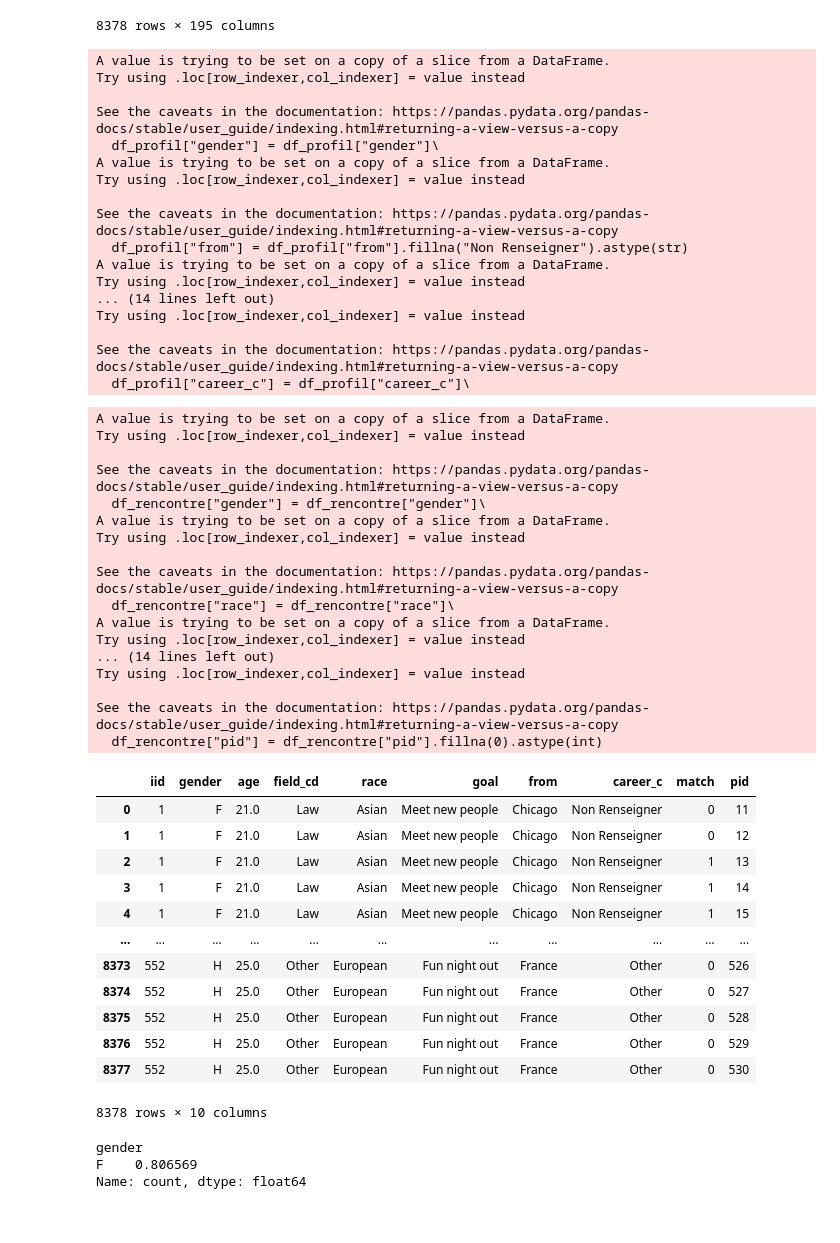
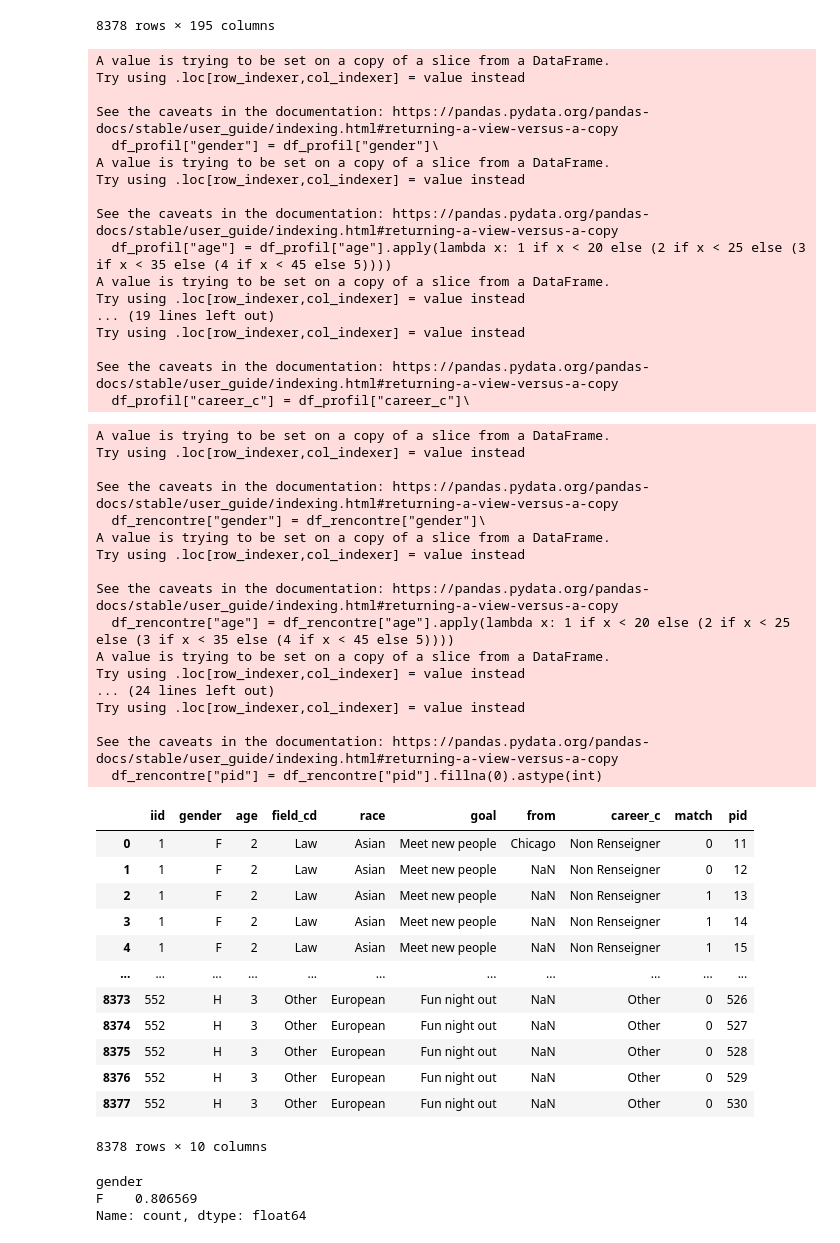
Before and after one commit to soulSw0rd/AuraLink, a Jupyter notebook: dataTreatment.ipynb, the cells around one changed output. Drawn from its saved outputs; the diff is of its cells as text; code cells hidden in the pictures.

Commit message:
Profil generation

```diff
--- a/dataTreatment.ipynb
+++ b/dataTreatment.ipynb
@@ -24,6 +24,7 @@ df_profil = df[colonne_profil]
 df_profil["gender"] = df_profil["gender"]\
     .replace(0, "F")\
     .replace(1,"H").fillna("Non Renseigner").astype(str)
+df_profil["age"] = df_profil["age"].apply(lambda x: 1 if x < 20 else (2 if x < 25 else (3 if x < 35 else (4 if x < 45 else 5))))
 df_profil["from"] = df_profil["from"].fillna("Non Renseigner").astype(str)
 df_profil["race"] = df_profil["race"]\
     .replace(1, "Black")\
@@ -87,10 +88,10 @@ A value is trying to be set on a copy of a slice from a DataFrame.
 Try using .loc[row_indexer,col_indexer] = value instead
 
 See the caveats in the documentation: https://pandas.pydata.org/pandas-docs/stable/user_guide/indexing.html#returning-a-view-versus-a-copy
-  df_profil["from"] = df_profil["from"].fillna("Non Renseigner").astype(str)
+  df_profil["age"] = df_profil["age"].apply(lambda x: 1 if x < 20 else (2 if x < 25 else (3 if x < 35 else (4 if x < 45 else 5))))
 A value is trying to be set on a copy of a slice from a DataFrame.
 Try using .loc[row_indexer,col_indexer] = value instead
-... (14 lines left out)
+... (19 lines left out)
 Try using .loc[row_indexer,col_indexer] = value instead
 
 See the caveats in the documentation: https://pandas.pydata.org/pandas-docs/stable/user_guide/indexing.html#returning-a-view-versus-a-copy
@@ -102,7 +103,8 @@ df_rencontre = df[colonne_rencontre]
 df_rencontre["gender"] = df_rencontre["gender"]\
     .replace(0, "F")\
     .replace(1,"H").fillna("Non Renseigner").astype(str)
-df_profil["from"] = df_profil["from"].fillna("Non Renseigner").astype(str)
+df_rencontre["age"] = df_rencontre["age"].apply(lambda x: 1 if x < 20 else (2 if x < 25 else (3 if x < 35 else (4 if x < 45 else 5))))
+df_rencontre["from"] = df_profil["from"].fillna("Non Renseigner").astype(str)
 df_rencontre["race"] = df_rencontre["race"]\
     .replace(1, "Black")\
     .replace(2,"European")\
@@ -148,46 +150,46 @@ df_rencontre["career_c"] = df_rencontre["career_c"]\
     .replace(9,"Humanitarian Affairs")\
     .replace(10,"Undecided")\
     .replace(11,"Social Work")\
     .replace(12,"Speech Pathology")\
     .replace(13,"Politics")\
     .replace(14,"Pro sports/Athletics")\
     .replace(15,"Other")\
     .replace(16,"Journalism")\
     .replace(17,"Architecture").fillna("Non Renseigner").astype(str)
 
 df_rencontre["pid"] = df_rencontre["pid"].fillna(0).astype(int)
 
 df_rencontre
 # %% [output]
 A value is trying to be set on a copy of a slice from a DataFrame.
 Try using .loc[row_indexer,col_indexer] = value instead
 
 See the caveats in the documentation: https://pandas.pydata.org/pandas-docs/stable/user_guide/indexing.html#returning-a-view-versus-a-copy
   df_rencontre["gender"] = df_rencontre["gender"]\
 A value is trying to be set on a copy of a slice from a DataFrame.
 Try using .loc[row_indexer,col_indexer] = value instead
 
 See the caveats in the documentation: https://pandas.pydata.org/pandas-docs/stable/user_guide/indexing.html#returning-a-view-versus-a-copy
-  df_rencontre["race"] = df_rencontre["race"]\
+  df_rencontre["age"] = df_rencontre["age"].apply(lambda x: 1 if x < 20 else (2 if x < 25 else (3 if x < 35 else (4 if x < 45 else 5))))
 A value is trying to be set on a copy of a slice from a DataFrame.
 Try using .loc[row_indexer,col_indexer] = value instead
-... (14 lines left out)
+... (24 lines left out)
 Try using .loc[row_indexer,col_indexer] = value instead
 
 See the caveats in the documentation: https://pandas.pydata.org/pandas-docs/stable/user_guide/indexing.html#returning-a-view-versus-a-copy
   df_rencontre["pid"] = df_rencontre["pid"].fillna(0).astype(int)
 |  | iid | gender | age | field_cd | race | goal | from | career_c | match | pid |
-| 0 | 1 | F | 21.0 | Law | Asian | Meet new people | Chicago | Non Renseigner | 0 | 11 |
-| 1 | 1 | F | 21.0 | Law | Asian | Meet new people | Chicago | Non Renseigner | 0 | 12 |
-| 2 | 1 | F | 21.0 | Law | Asian | Meet new people | Chicago | Non Renseigner | 1 | 13 |
-| 3 | 1 | F | 21.0 | Law | Asian | Meet new people | Chicago | Non Renseigner | 1 | 14 |
-| 4 | 1 | F | 21.0 | Law | Asian | Meet new people | Chicago | Non Renseigner | 1 | 15 |
+| 0 | 1 | F | 2 | Law | Asian | Meet new people | Chicago | Non Renseigner | 0 | 11 |
+| 1 | 1 | F | 2 | Law | Asian | Meet new people | NaN | Non Renseigner | 0 | 12 |
+| 2 | 1 | F | 2 | Law | Asian | Meet new people | NaN | Non Renseigner | 1 | 13 |
+| 3 | 1 | F | 2 | Law | Asian | Meet new people | NaN | Non Renseigner | 1 | 14 |
+| 4 | 1 | F | 2 | Law | Asian | Meet new people | NaN | Non Renseigner | 1 | 15 |
 | ... | ... | ... | ... | ... | ... | ... | ... | ... | ... | ... |
-| 8373 | 552 | H | 25.0 | Other | European | Fun night out | France | Other | 0 | 526 |
-| 8374 | 552 | H | 25.0 | Other | European | Fun night out | France | Other | 0 | 527 |
-| 8375 | 552 | H | 25.0 | Other | European | Fun night out | France | Other | 0 | 528 |
-| 8376 | 552 | H | 25.0 | Other | European | Fun night out | France | Other | 0 | 529 |
-| 8377 | 552 | H | 25.0 | Other | European | Fun night out | France | Other | 0 | 530 |
+| 8373 | 552 | H | 3 | Other | European | Fun night out | NaN | Other | 0 | 526 |
+| 8374 | 552 | H | 3 | Other | European | Fun night out | NaN | Other | 0 | 527 |
+| 8375 | 552 | H | 3 | Other | European | Fun night out | NaN | Other | 0 | 528 |
+| 8376 | 552 | H | 3 | Other | European | Fun night out | NaN | Other | 0 | 529 |
+| 8377 | 552 | H | 3 | Other | European | Fun night out | NaN | Other | 0 | 530 |
 8378 rows × 10 columns
 # %%
 def getUserMatchProfilDataframe(iid):
```
Also changed, not shown: parts of 4 cells of this notebook.
